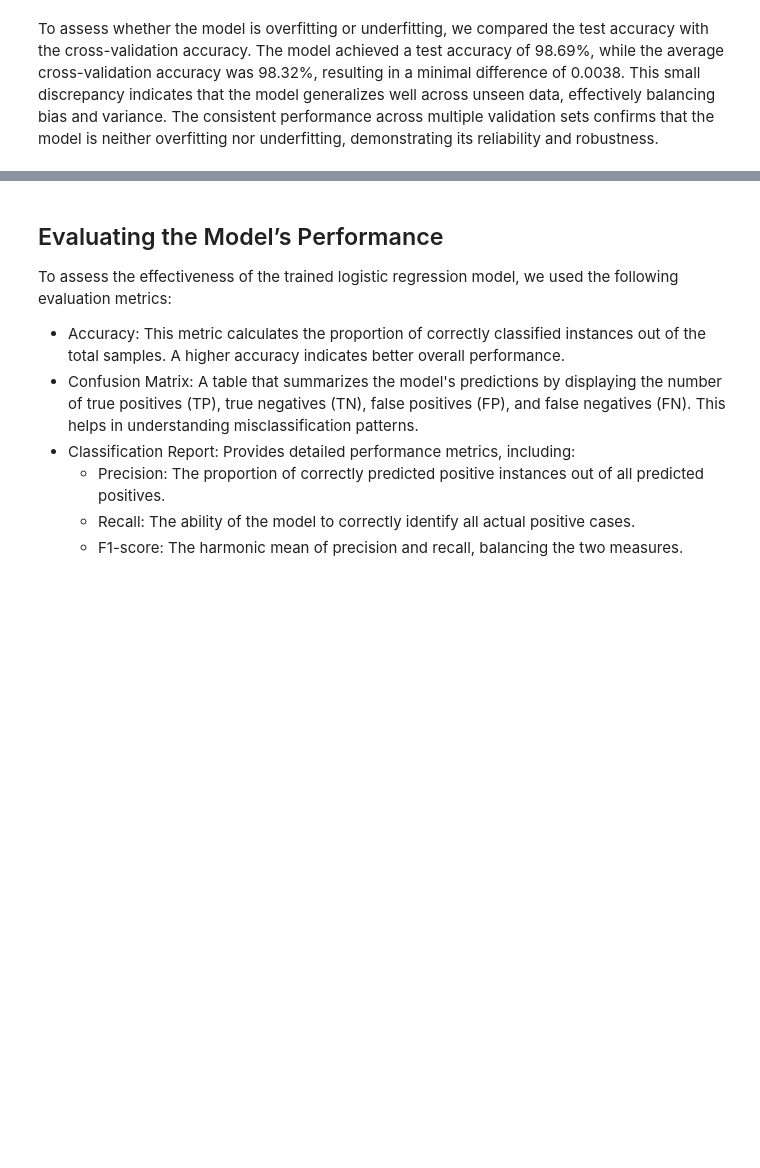
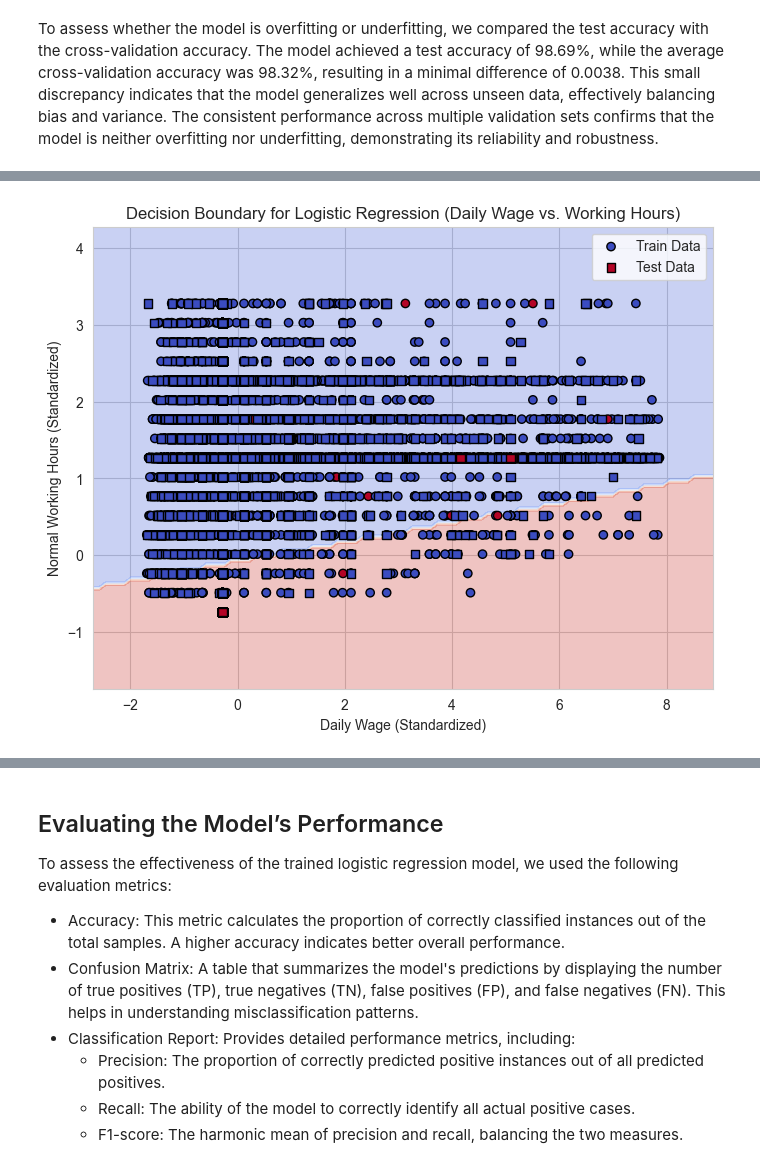
Before and after one commit to keishaleigh/STINTSYMCO, a Jupyter notebook: notebook.ipynb, the cells around one changed output, grey strips where cells are left out. Drawn from its saved outputs; the diff is of its cells as text; code cells hidden in the pictures; blank space fills up the shorter version.

```diff
--- a/notebook.ipynb
+++ b/notebook.ipynb
@@ -945,0 +968,11 @@ Once the logistic regression model is initialized, it is trained using the fit()
+# %%
+# Initialize SGDClassifier with logistic regression
+sgd_clf = SGDClassifier(
+    loss='log_loss',
+    alpha=0.001,
+    max_iter=200,
+    learning_rate='constant',
+    eta0=0.001,
+    random_state=1,
+    verbose=1
+)
@@ -946,4 +982,4 @@ Once the logistic regression model is initialized, it is trained using the fit()
 # %%
-# Train the model on the training set
-log_reg.fit(X_train, y_train)
+# Train the logistic regression model
+sgd_clf.fit(X_train_scaled, y_train)
 # %% [output]
@@ -977,0 +1043,35 @@ The logistic regression model predicted the test data’s class as "2," indicati
+# %%
+# Decision Boundary Visualization
+x_min, x_max = X_train_scaled[:, 0].min() - 1, X_train_scaled[:, 0].max() + 1
+y_min, y_max = X_train_scaled[:, 1].min() - 1, X_train_scaled[:, 1].max() + 1
+xx, yy = np.meshgrid(np.linspace(x_min, x_max, 100),
+                     np.linspace(y_min, y_max, 100))
+
+# Convert target variable to numeric (if it's categorical or string-based)
+y_train_numeric = y_train.astype(int)
+y_test_numeric = y_test.astype(int)
+
+# Predict employment status on a mesh grid
+X_grid = np.c_[xx.ravel(), yy.ravel()]
+X_grid = np.nan_to_num(X_grid)  # Replace NaNs with zero if any exist
+Z = sgd_clf.predict(X_grid).astype(float)  # Ensure Z is numeric
+Z = Z.reshape(xx.shape)  # Reshape Z to match grid dimensions
+
+# Plot decision boundary
+plt.figure(figsize=(8, 6))
+plt.contourf(xx, yy, Z, alpha=0.3, cmap="coolwarm")
+
+# Scatter plot for training data
+plt.scatter(X_train_scaled[:, 0], X_train_scaled[:, 1], c=y_train_numeric, edgecolors='black', cmap="coolwarm", label="Train Data")
+
+# Scatter plot for test data (marked as squares)
+plt.scatter(X_test_scaled[:, 0], X_test_scaled[:, 1], c=y_test_numeric, edgecolors='black', marker="s", cmap="coolwarm", label="Test Data")
+
+# Labels & Title
+plt.xlabel("Daily Wage (Standardized)")
+plt.ylabel("Normal Working Hours (Standardized)")
+plt.legend()
+plt.title("Decision Boundary for Logistic Regression (Daily Wage vs. Working Hours)")
+plt.show()
+# %% [output]
+[figure, added]
```
Also changed, not shown: parts of 33 cells of this notebook.
